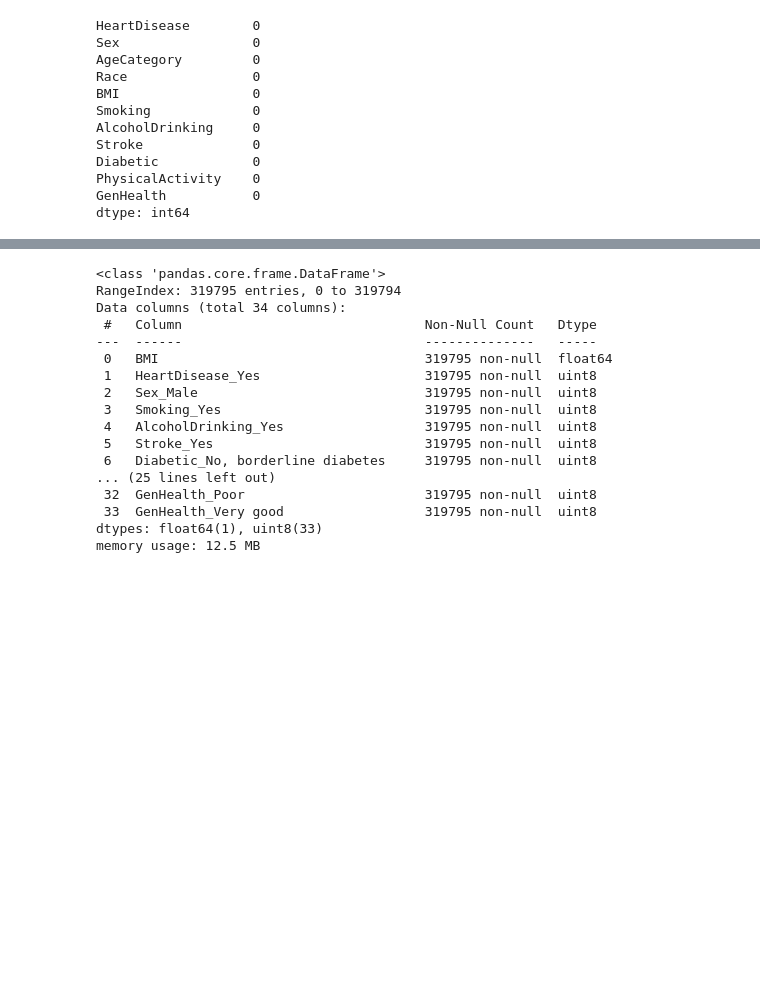
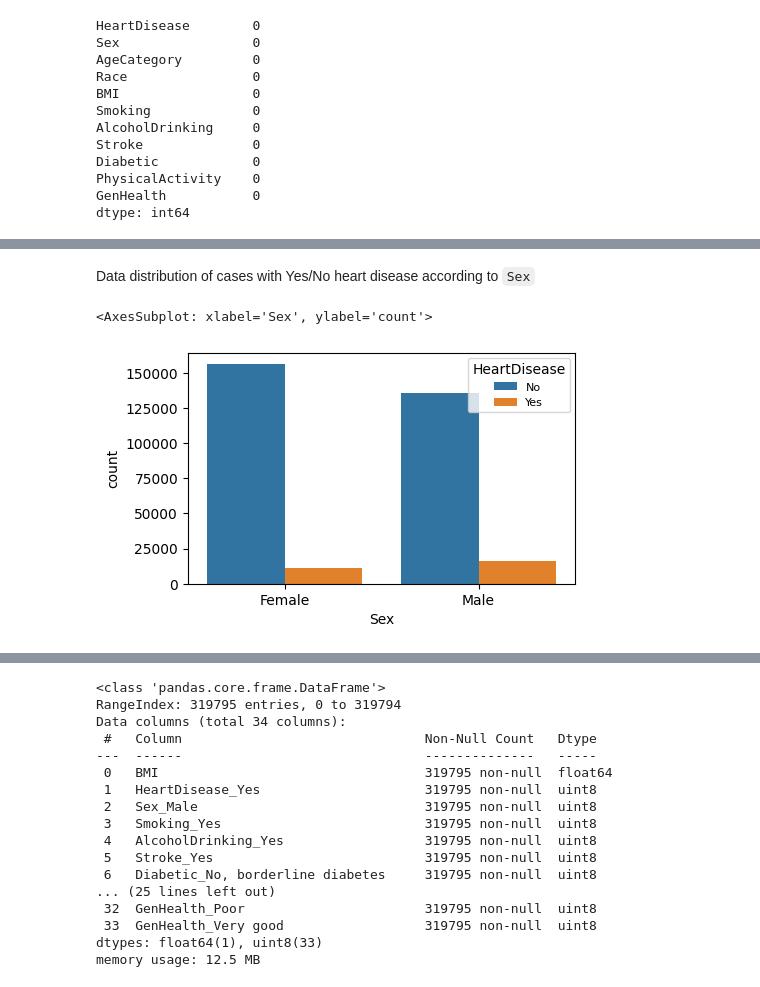
Before and after one commit to abccastro/House-Price-Prediction-using-Polynomial-Regression, a Jupyter notebook: Project/AML2203/Mid-term Project/Heart Disease Prediction.ipynb, the cells around one changed output, grey strips where cells are left out. Saved outputs shown, nothing was run; the diff lists cells and outputs as text; code cells hidden in the pictures; blank space fills up the shorter version.

```diff
--- a/Project/AML2203/Mid-term Project/Heart Disease Prediction.ipynb
+++ b/Project/AML2203/Mid-term Project/Heart Disease Prediction.ipynb
@@ -101,0 +108,7 @@ There is an imbalance between two classes, indicating that the distribution of d
+# %% [markdown]
+Data distribution of cases with Yes/No heart disease according to `Sex`
+# %%
+sb.countplot(x= heart_disease_df_filtered['Sex'], hue = 'HeartDisease', data = heart_disease_df_filtered)
+# %% [output]
+<AxesSubplot: xlabel='Sex', ylabel='count'>
+[figure, added]
```
Also changed, not shown: parts of 93 cells of this notebook.
